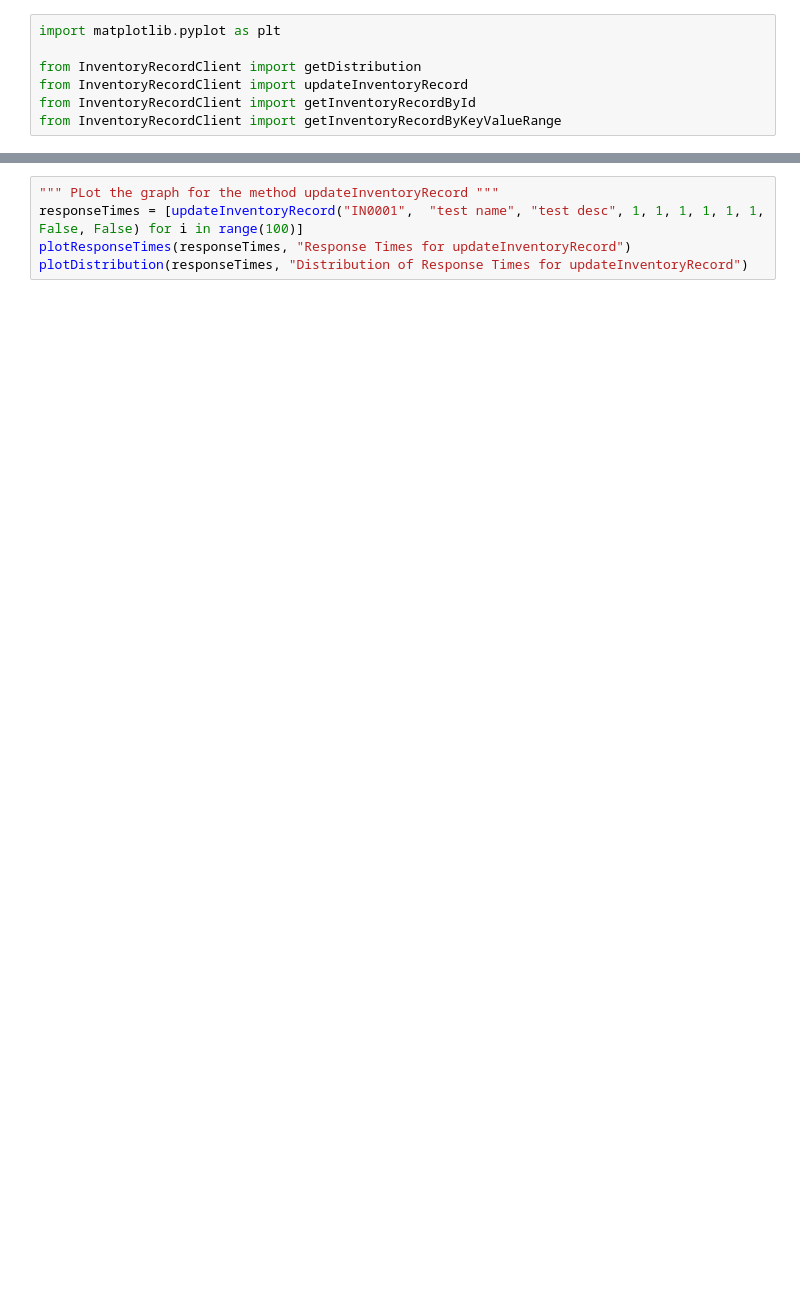
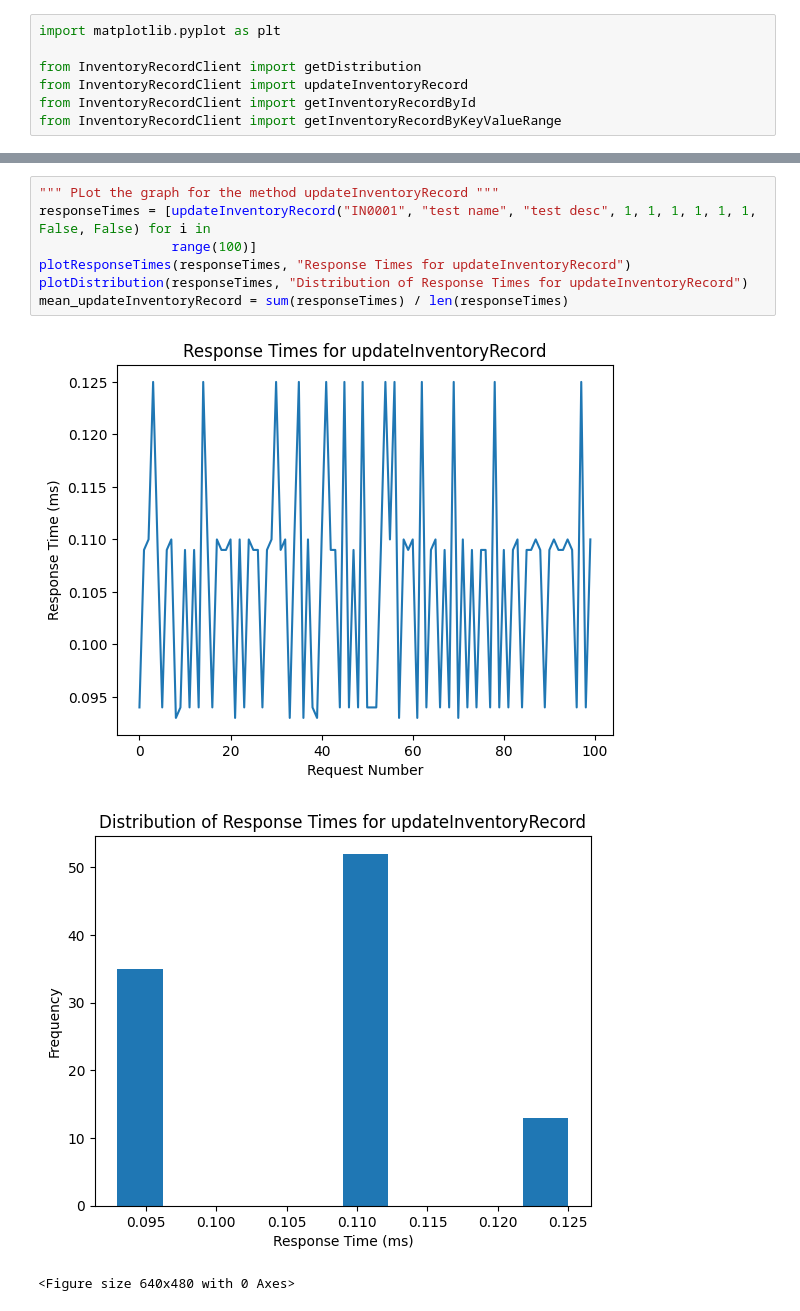
Before and after one commit to THEN00BSHUNTER/gRPC, a Jupyter notebook: test_request_times.ipynb, the cells around one changed output, grey strips where cells are left out. Cells and saved outputs as stored; diff of their text form; blank space fills up the shorter version.

```diff
--- a/test_request_times.ipynb
+++ b/test_request_times.ipynb
@@ -54,5 +63,11 @@ plotDistribution(responseTimes, "Distribution of Response Times for getDistribut
 # %%
 """ PLot the graph for the method updateInventoryRecord """
-responseTimes = [updateInventoryRecord("IN0001",  "test name", "test desc", 1, 1, 1, 1, 1, 1, False, False) for i in range(100)]
+responseTimes = [updateInventoryRecord("IN0001", "test name", "test desc", 1, 1, 1, 1, 1, 1, False, False) for i in
+                 range(100)]
 plotResponseTimes(responseTimes, "Response Times for updateInventoryRecord")
 plotDistribution(responseTimes, "Distribution of Response Times for updateInventoryRecord")
+mean_updateInventoryRecord = sum(responseTimes) / len(responseTimes)
+# %% [output]
+[figure, added]
+[figure, added]
+<Figure size 640x480 with 0 Axes>
```
Also changed, not shown: parts of 5 cells of this notebook, 9 other files.
